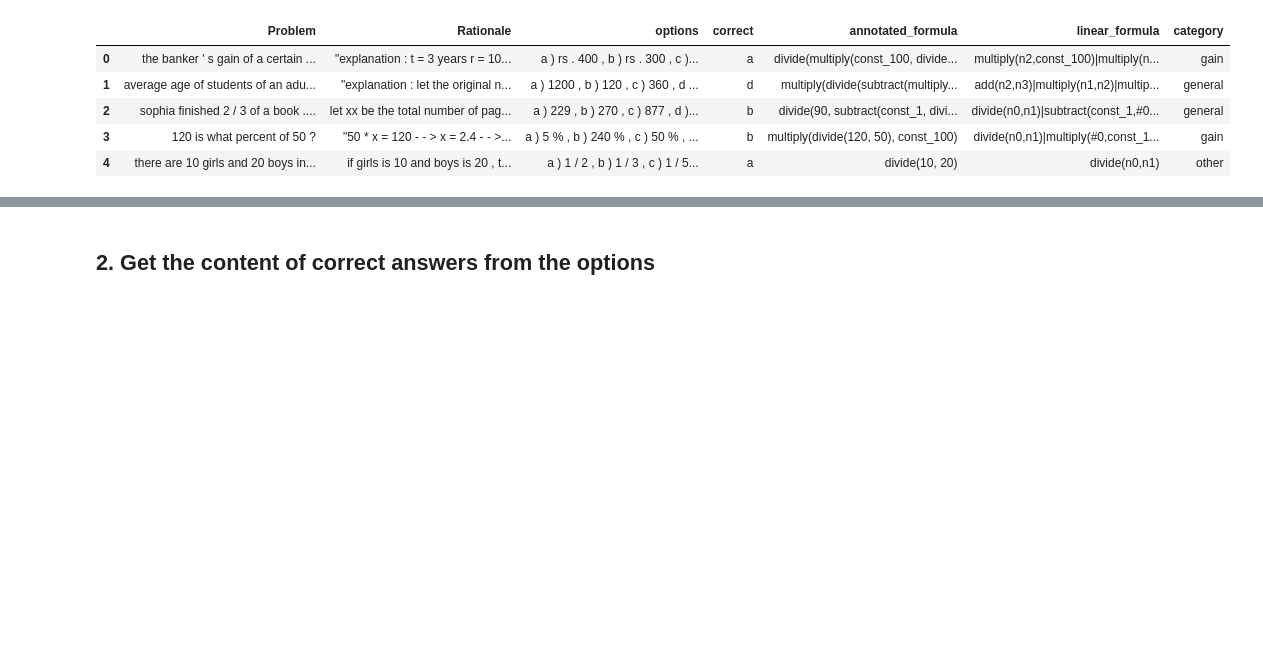
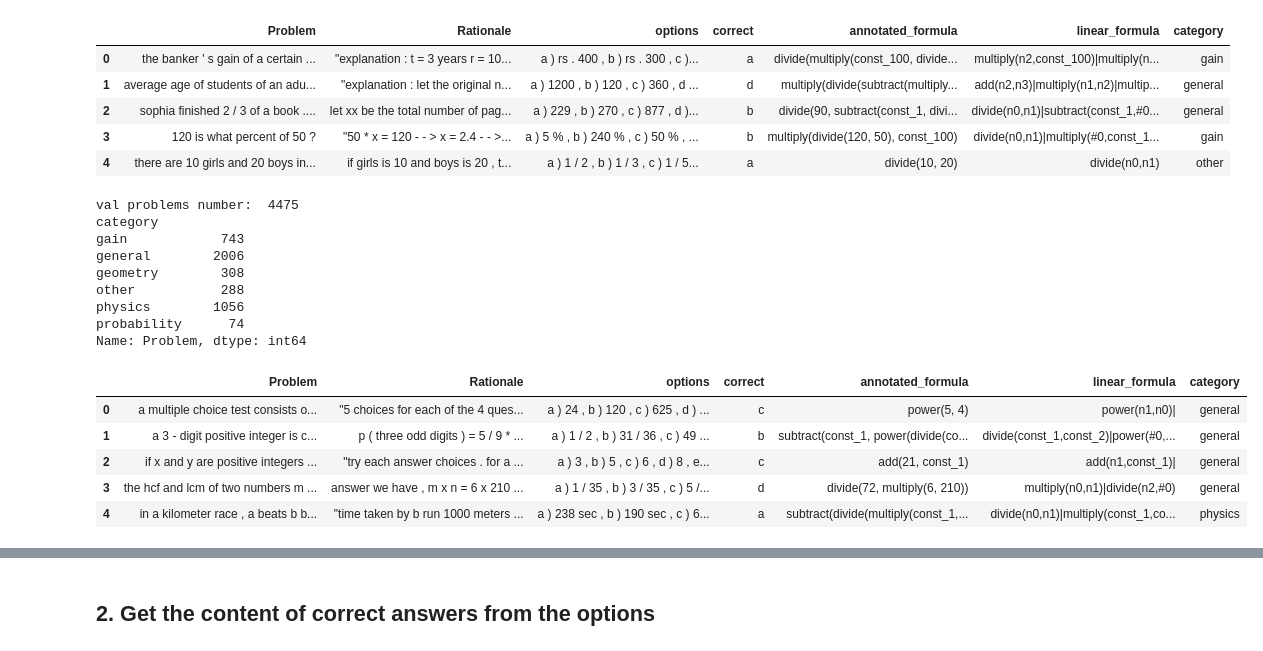
Before and after one commit to Liya-2/Project_MathQA, a Jupyter notebook: TextRegression.ipynb, the cells around one changed output, grey strips where cells are left out. Saved outputs shown, nothing was run; the diff lists cells and outputs as text; code cells hidden in the pictures; blank space fills up the shorter version.

```diff
--- a/TextRegression.ipynb
+++ b/TextRegression.ipynb
@@ -33,3 +33,31 @@ Name: Problem, dtype: int64
 | 2 | sophia finished 2 / 3 of a book .... | let xx be the total number of pag... | a ) 229 , b ) 270 , c ) 877 , d )... | b | divide(90, subtract(const_1, divi... | divide(n0,n1)|subtract(const_1,#0... | general |
 | 3 | 120 is what percent of 50 ? | "50 * x = 120 - - > x = 2.4 - - >... | a ) 5 % , b ) 240 % , c ) 50 % , ... | b | multiply(divide(120, 50), const_100) | divide(n0,n1)|multiply(#0,const_1... | gain |
 | 4 | there are 10 girls and 20 boys in... | if girls is 10 and boys is 20 , t... | a ) 1 / 2 , b ) 1 / 3 , c ) 1 / 5... | a | divide(10, 20) | divide(n0,n1) | other |
+# %%
+# val data
+
+with open('dataset/MathQA/dev.json') as f:
+    data = json.loads(f.read())
+
+val_df = pd.DataFrame(data)
+
+print('val problems number: ', val_df['Problem'].count())
+print(val_df.groupby(['category'])['Problem'].count())
+
+val_df.head(5)
+# %% [output]
+val problems number:  4475
+category
+gain            743
+general        2006
+geometry        308
+other           288
+physics        1056
+probability      74
+Name: Problem, dtype: int64
+|  | Problem | Rationale | options | correct | annotated_formula | linear_formula | category |
+| 0 | a multiple choice test consists o... | "5 choices for each of the 4 ques... | a ) 24 , b ) 120 , c ) 625 , d ) ... | c | power(5, 4) | power(n1,n0)| | general |
+| 1 | a 3 - digit positive integer is c... | p ( three odd digits ) = 5 / 9 * ... | a ) 1 / 2 , b ) 31 / 36 , c ) 49 ... | b | subtract(const_1, power(divide(co... | divide(const_1,const_2)|power(#0,... | general |
+| 2 | if x and y are positive integers ... | "try each answer choices . for a ... | a ) 3 , b ) 5 , c ) 6 , d ) 8 , e... | c | add(21, const_1) | add(n1,const_1)| | general |
+| 3 | the hcf and lcm of two numbers m ... | answer we have , m x n = 6 x 210 ... | a ) 1 / 35 , b ) 3 / 35 , c ) 5 /... | d | divide(72, multiply(6, 210)) | multiply(n0,n1)|divide(n2,#0) | general |
+| 4 | in a kilometer race , a beats b b... | "time taken by b run 1000 meters ... | a ) 238 sec , b ) 190 sec , c ) 6... | a | subtract(divide(multiply(const_1,... | divide(n0,n1)|multiply(const_1,co... | physics |
```
Also changed, not shown: parts of 20 cells of this notebook.
